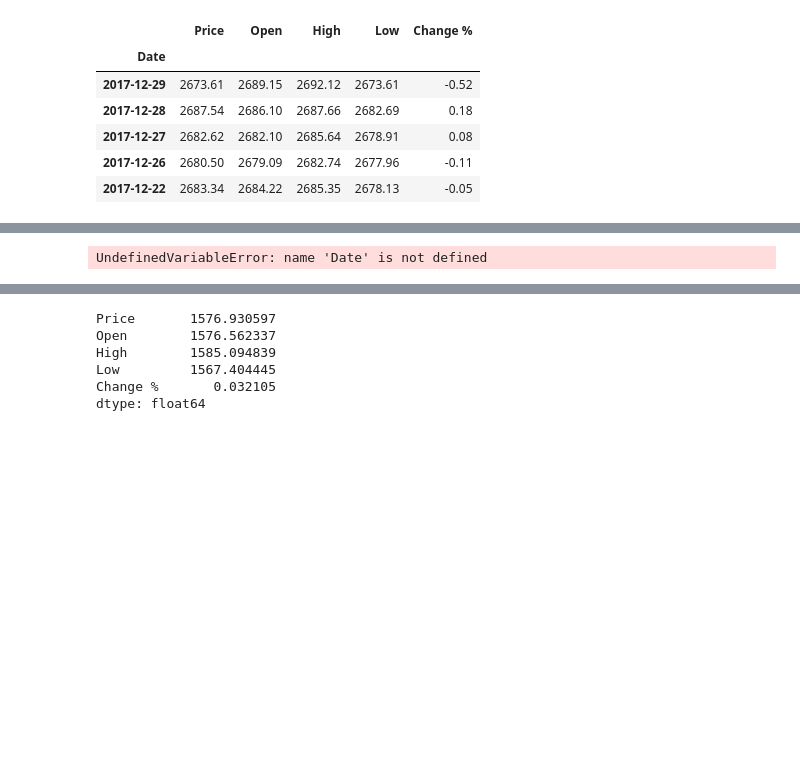
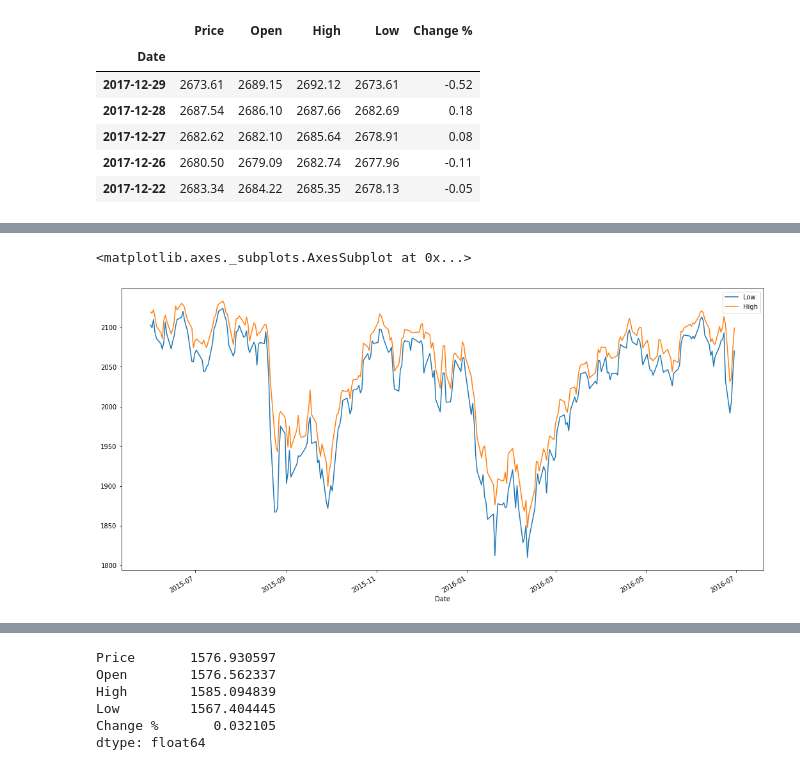
Before and after one commit to Deep-thi/temp, a Jupyter notebook: Week3_Day1.ipynb, the cells around one changed output, grey strips where cells are left out. Cells and saved outputs as stored; diff of their text form; code cells hidden in the pictures; blank space fills up the shorter version.

```diff
--- a/Week3_Day1.ipynb
+++ b/Week3_Day1.ipynb
@@ -49,7 +91,11 @@ KeyError: 'Date'
 # %%
-df.query("'2015-06-01' < Date and Date <='2016-06-30'")
+rows="'2015-06-01'<=Date and Date <= '2016-06-30'"
+cols= ['Low','High']
+data = df.query(rows)[cols]
+data.plot(figsize=(18,9))
 # %% [output]
-UndefinedVariableError: name 'Date' is not defined
+<matplotlib.axes._subplots.AxesSubplot at 0x...>
+[figure, added]
 # %%
 df.head()\
 .style\
```
Also changed, not shown: parts of 5 cells of this notebook.
